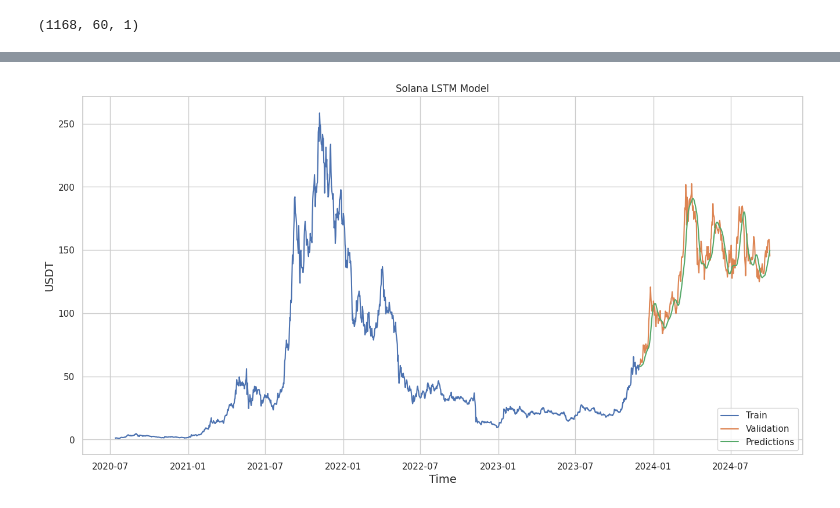
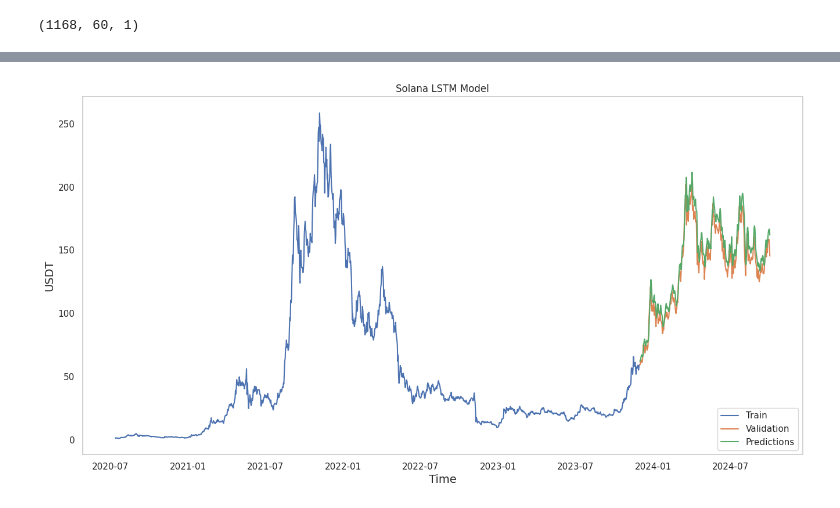
Before and after one commit to AGADA-BI/Solana-Price-Prediction-Model-Using-LSTM, a Jupyter notebook: Solana_Price_Prediction_with_LSTM.ipynb, the cells around one changed output, grey strips where cells are left out. Saved outputs shown, nothing was run; the diff lists cells and outputs as text; code cells hidden in the pictures.

```diff
--- a/Solana_Price_Prediction_with_LSTM.ipynb
+++ b/Solana_Price_Prediction_with_LSTM.ipynb
@@ -171,7 +171,7 @@ model.compile(optimizer="Adam", loss="mean_squared_error", metrics=['mae'])
 # %%
 # Train the LSTM model
 model.fit(X_train, y_train,
-          epochs=3,
-          batch_size=100,
+          epochs=35,
+          batch_size=32,
           verbose=1)
 # %% [output]
@@ -191,18 +202,19 @@ predictions = scaler.inverse_transform(predictions)
 # %%
 # Visualizing the data
 
 train = price[:train_price_length]
 valid = price[train_price_length:]
 valid["Predictions"] = predictions
 #visualize the data
 plt.figure(figsize=(16, 8))
 plt.title("Solana LSTM Model")
 plt.xlabel("Time", fontsize=14)
 plt.ylabel("USDT", fontsize=14)
 plt.plot(df["Date"][:train_price_length], train["Price"], label="Train")
 plt.plot(df["Date"][train_price_length:], valid["Price"], label="Validation")
 plt.plot(df["Date"][train_price_length:], valid["Predictions"], label="Predictions")
 plt.legend(["Train", "Validation", "Predictions"], loc="lower right")
+plt.grid(False)
 plt.show()
 # %% [output]
-[figure, old version]
+[figure, new version]
```
Also changed, not shown: parts of 2 cells of this notebook.
